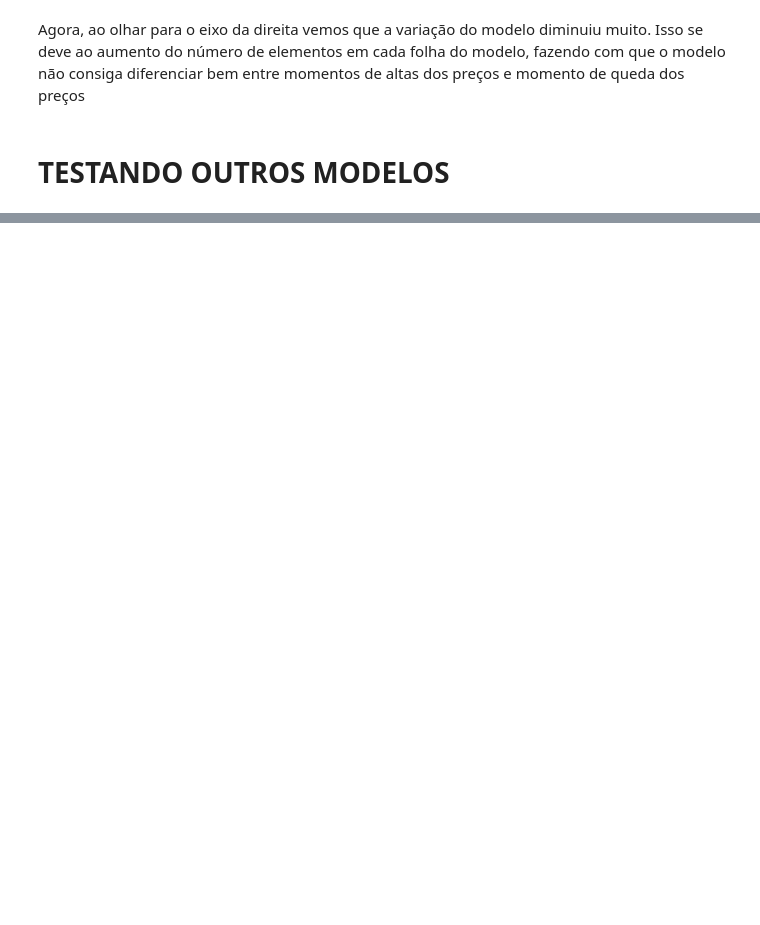
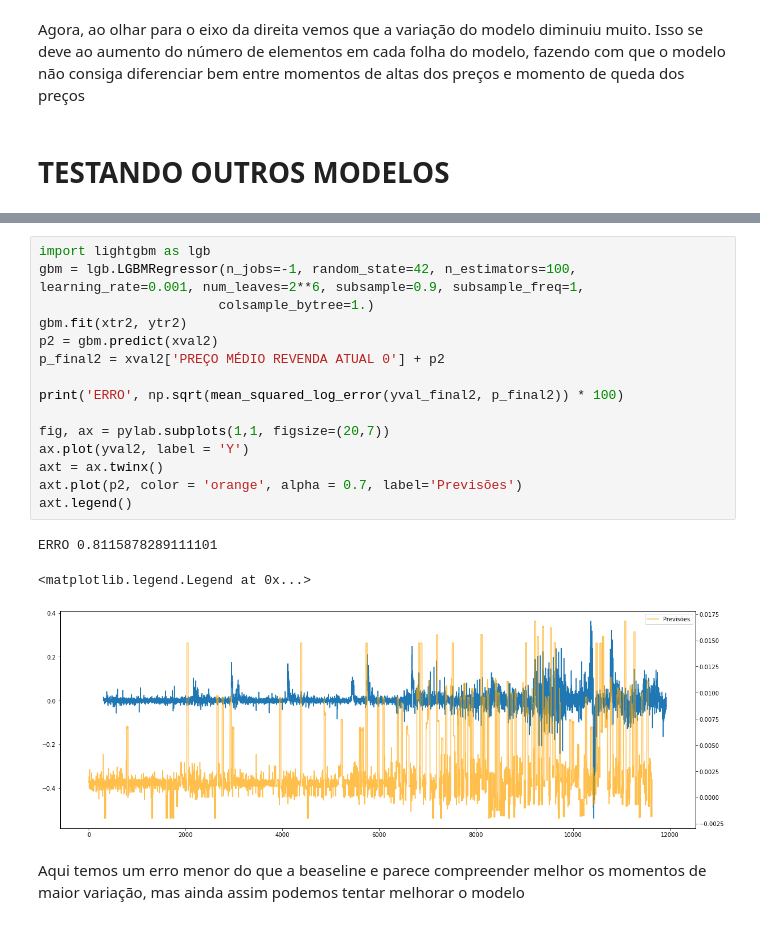
Before and after one commit to Breno-Valle/Gas_price_TimeSeries, a Jupyter notebook: gas_price.ipynb, the cells around one changed output, grey strips where cells are left out. Drawn from its saved outputs; the diff is of its cells as text; blank space fills up the shorter version.

Commit message:
Final LightGBM launched

```diff
--- a/gas_price.ipynb
+++ b/gas_price.ipynb
@@ -609,0 +672,21 @@ Agora, ao olhar para o eixo da direita vemos que a variação do modelo diminuiu
+# %%
+import lightgbm as lgb
+gbm = lgb.LGBMRegressor(n_jobs=-1, random_state=42, n_estimators=100, learning_rate=0.001, num_leaves=2**6, subsample=0.9, subsample_freq=1,
+                       colsample_bytree=1.)
+gbm.fit(xtr2, ytr2)
+p2 = gbm.predict(xval2)
+p_final2 = xval2['PREÇO MÉDIO REVENDA ATUAL 0'] + p2
+
+print('ERRO', np.sqrt(mean_squared_log_error(yval_final2, p_final2)) * 100)
+
+fig, ax = pylab.subplots(1,1, figsize=(20,7))
+ax.plot(yval2, label = 'Y')
+axt = ax.twinx()
+axt.plot(p2, color = 'orange', alpha = 0.7, label='Previsões')
+axt.legend()
+# %% [output]
+ERRO 0.8115878289111101
+<matplotlib.legend.Legend at 0x...>
+[figure, added]
+# %% [markdown]
+Aqui temos um erro menor do que a beaseline e parece compreender melhor os momentos de maior variação, mas ainda assim podemos tentar melhorar o modelo
```
Also changed, not shown: parts of 15 cells of this notebook.
